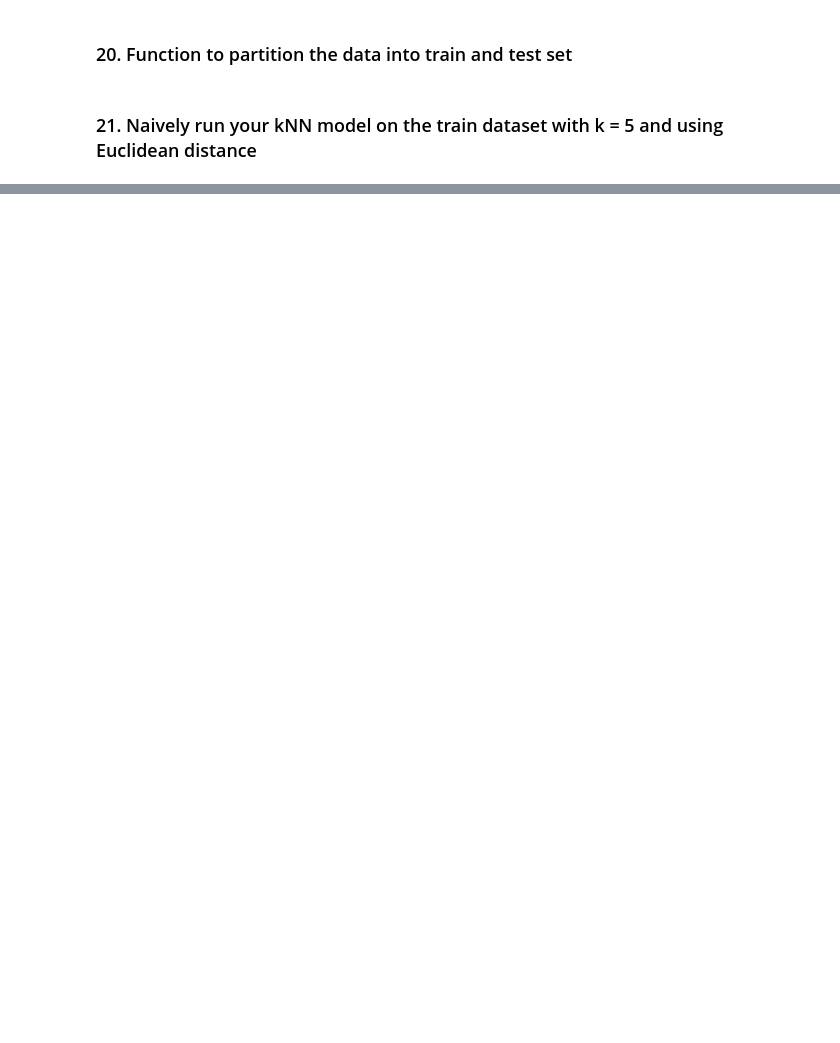
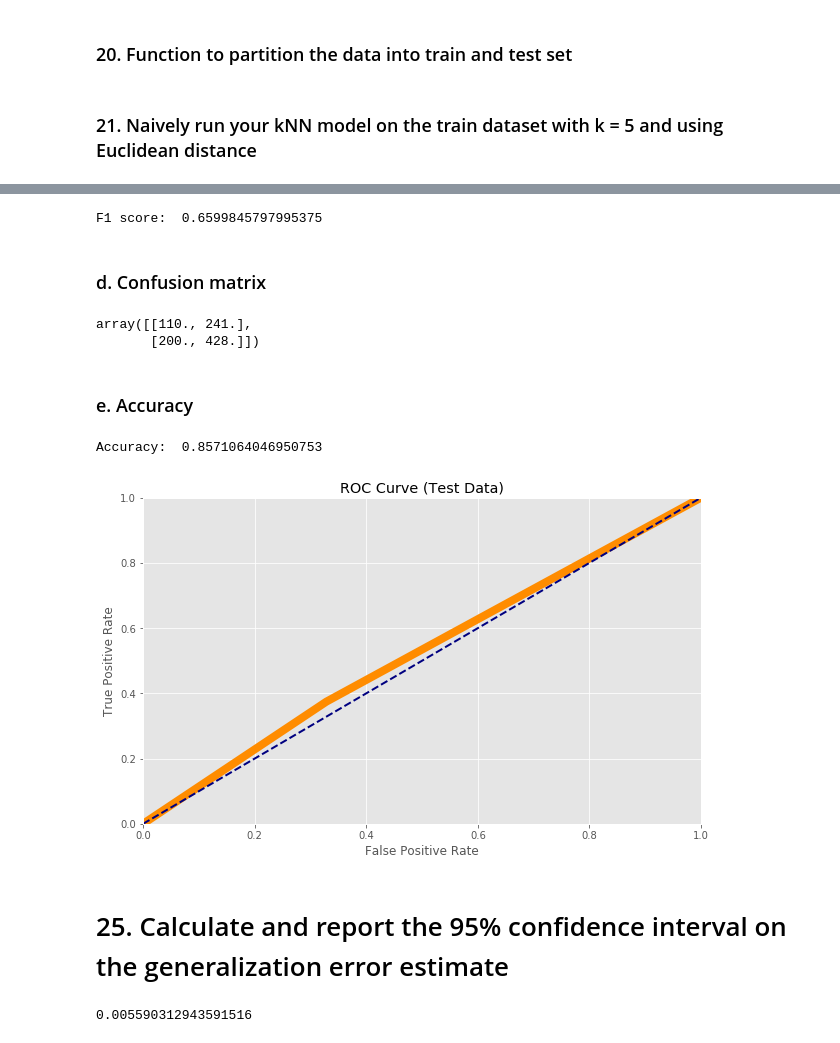
Before and after one commit to pemesie/MachineLearning, a Jupyter notebook: Nchouwat_Georges_Connor_Austin.ipynb, the cells around one changed output, grey strips where cells are left out. Cells and saved outputs as stored; diff of their text form; code cells hidden in the pictures; blank space fills up the shorter version.

```diff
--- a/Nchouwat_Georges_Connor_Austin.ipynb
+++ b/Nchouwat_Georges_Connor_Austin.ipynb
@@ -327,0 +506,18 @@ TypeError: unsupported operand type(s) for -: 'str' and 'str'
+# %%
+def standardization(X_train, X_test):
+
+    mean = np.zeros(X_train.shape[1])
+    sdt = np.zeros(X_train.shape[1])
+
+    for index in range( 0, X_train.shape[1] ):
+        mean[index] = X_train[:,index].mean()
+        sdt[index] = X_train[:, index].std()
+        X_train[:, index] =  ( X_train[:, index] - mean[index]  ) / sdt[index]
+        #print( dataset[:, index])
+    for i in range ( 0, X_test.shape[1] ):
+        X_test[:, index] =  ( X_test[:, index] - mean[i]  ) / sdt[i]
+
+    return X_train, X_test
+# %%
+X_train_stand, X_test_stand = standardization(X_train, X_test)
+#X_test_stand
@@ -327,0 +526,6 @@ TypeError: unsupported operand type(s) for -: 'str' and 'str'
+# %%
+
+knn = KNN()
+knn.fit(X_train_stand, y_train, 5, euclidianDistance)
+'''????????'''
+y_predicted, predic_prob = knn.predict(X_train_stand)
@@ -327,0 +683,3 @@ TypeError: unsupported operand type(s) for -: 'str' and 'str'
+# %%
+test_y_predicted, tes_predic_prob = knn.predict(y_test)
+test_y_predicted
@@ -327,0 +720,39 @@ TypeError: unsupported operand type(s) for -: 'str' and 'str'
+# %%
+test_F1 = F1_score(y_test, y_predicted)
+print("F1 score: ", test_F1)
+# %% [output]
+F1 score:  0.6599845797995375
+# %% [markdown]
+### d. Confusion matrix
+# %%
+test_matrix = confusion_matrix(y_test, y_predicted)
+print("confusion matrix: ",test_matrix)
+# %% [output]
+array([[110., 241.],
+       [200., 428.]])
+# %% [markdown]
+### e. Accuracy
+# %%
+accuracy = accuracyGeneralizationError(y_train, y_predicted)
+print("Accuracy: ", accuracy[0] )
+# %% [output]
+Accuracy:  0.8571064046950753
+# %%
+thresholds=  [ 1, 0.9,   0.73,  0.33,  0.2, 0.1, 0.06 ]
+
+fpr, tpr= roc_curve(thresholds, y_train, tes_predic_prob, confusion_matrix, recall)
+plot_roc_curve(fpr, tpr, label =None)
+# %% [output]
+[figure, added]
+# %% [markdown]
+# 25. Calculate and report the 95% confidence interval on the generalization error estimate
+# %%
+import math
+# z = 1.96 for 95% confidence interval
+z = 1.96
+generalization_error = accuracy = accuracyGeneralizationError(y_train, y_predicted)[1]
+# standard_error = sqrt(p(1-p)/n)
+standard_error = math.sqrt(generalization_error*( 1- generalization_error) / y_train.shape[0])
+standard_error
+# %% [output]
+0.005590312943591516
```
Also changed, not shown: parts of 61 cells of this notebook.
